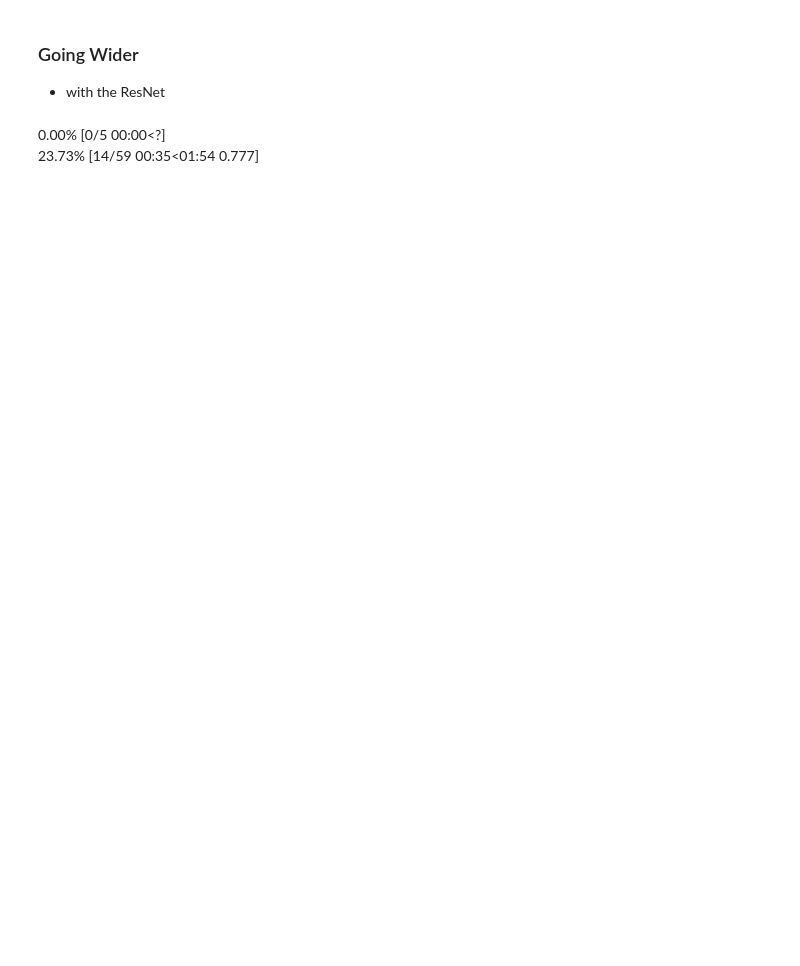
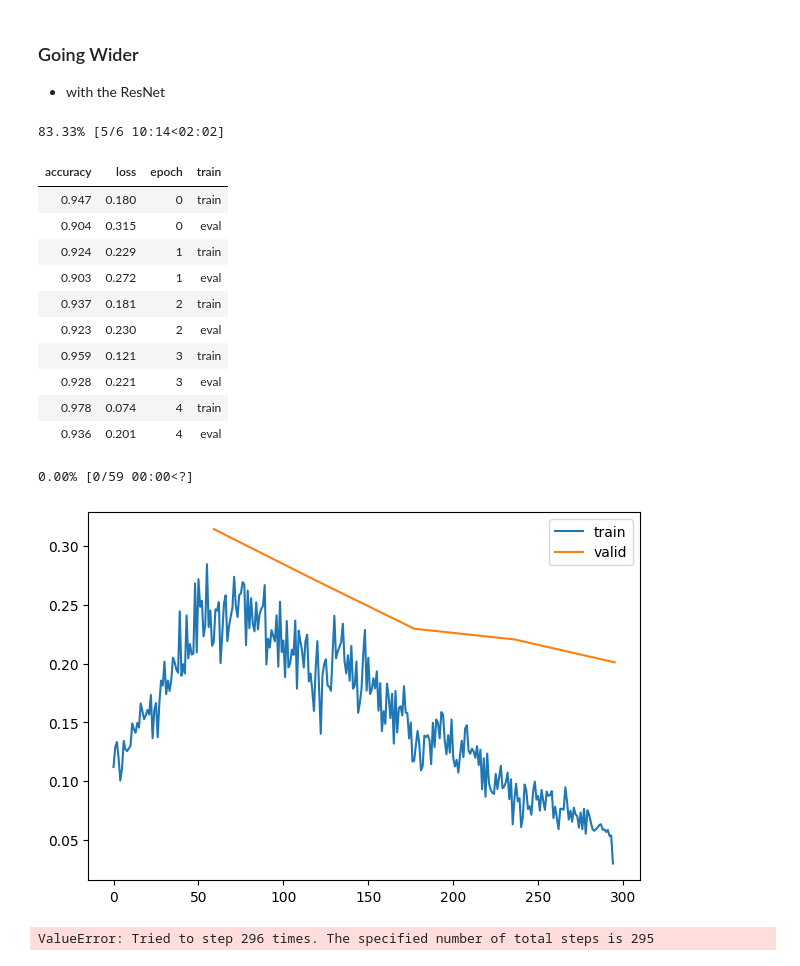
Before and after one commit to mtm-007/Deep-Learing-from-the-foundation-and-GEN_AI, a Jupyter notebook: augumentation.ipynb, the cells around one changed output. Drawn from its saved outputs; the diff is of its cells as text; code cells hidden in the pictures; blank space fills up the shorter version.

```diff
--- a/augumentation.ipynb
+++ b/augumentation.ipynb
@@ -81,7 +79,20 @@ xtra =[BatchschedCB(sched)]
 model = get_model(act_gr, norm = nn.BatchNorm2d).apply(iw)
 learn = TrainLearner(model, dls, F.cross_entropy, lr=lr, cbs = cbs+xtra, opt_func = optim.AdamW)
 # %%
-learn.fit(epochs)
+learn.fit(6)
 # %% [output]
-0.00% [0/5 00:00<?]
-23.73% [14/59 00:35<01:54 0.777]
+83.33% [5/6 10:14<02:02]
+| accuracy | loss | epoch | train |
+| 0.947 | 0.180 | 0 | train |
+| 0.904 | 0.315 | 0 | eval |
+| 0.924 | 0.229 | 1 | train |
+| 0.903 | 0.272 | 1 | eval |
+| 0.937 | 0.181 | 2 | train |
+| 0.923 | 0.230 | 2 | eval |
+| 0.959 | 0.121 | 3 | train |
+| 0.928 | 0.221 | 3 | eval |
+| 0.978 | 0.074 | 4 | train |
+| 0.936 | 0.201 | 4 | eval |
+0.00% [0/59 00:00<?]
+[figure, added]
+ValueError: Tried to step 296 times. The specified number of total steps is 295
```
Also changed, not shown: parts of 34 cells of this notebook, 1 other file.
